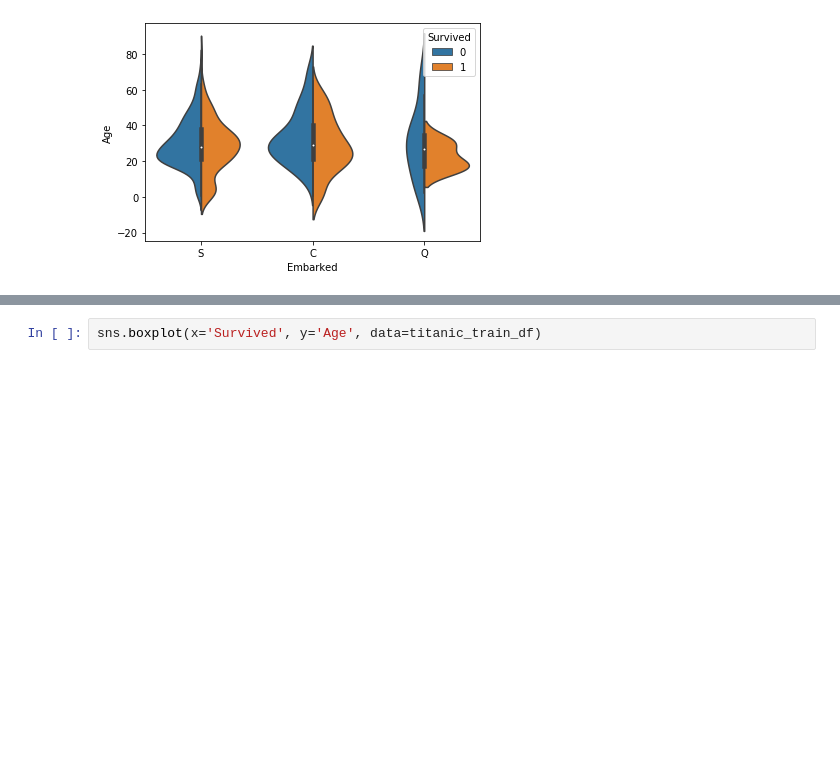
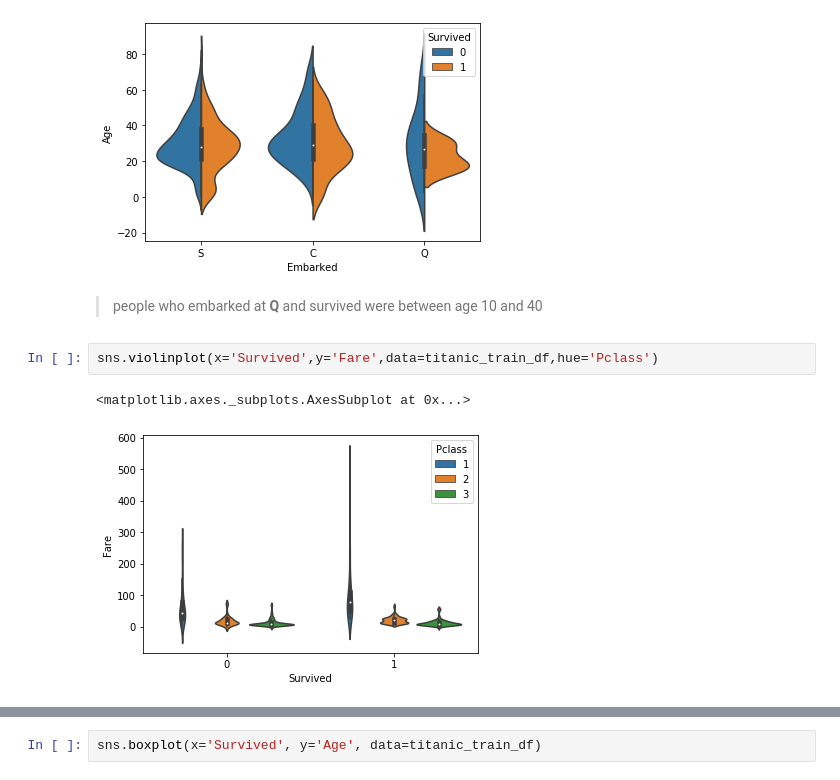
Before and after one commit to Motunrayo244/SCAMP-Assesment, a Jupyter notebook: TitanicSuvivorPrediction-Copy1.ipynb, the cells around one changed output, grey strips where cells are left out. Cells and saved outputs as stored; diff of their text form; blank space fills up the shorter version.

```diff
--- a/TitanicSuvivorPrediction-Copy1.ipynb
+++ b/TitanicSuvivorPrediction-Copy1.ipynb
@@ -260,3 +306,10 @@ sns.violinplot(x="Embarked", y="Age", data=titanic_train_df, hue="Survived", spl
 # %% [output]
 <matplotlib.axes._subplots.AxesSubplot at 0x...>
 [figure]
+# %% [markdown]
+>people who embarked at **Q** and survived were between age 10 and 40
+# %%
+sns.violinplot(x='Survived',y='Fare',data=titanic_train_df,hue='Pclass')
+# %% [output]
+<matplotlib.axes._subplots.AxesSubplot at 0x...>
+[figure, added]
```
Also changed, not shown: parts of 13 cells of this notebook.
